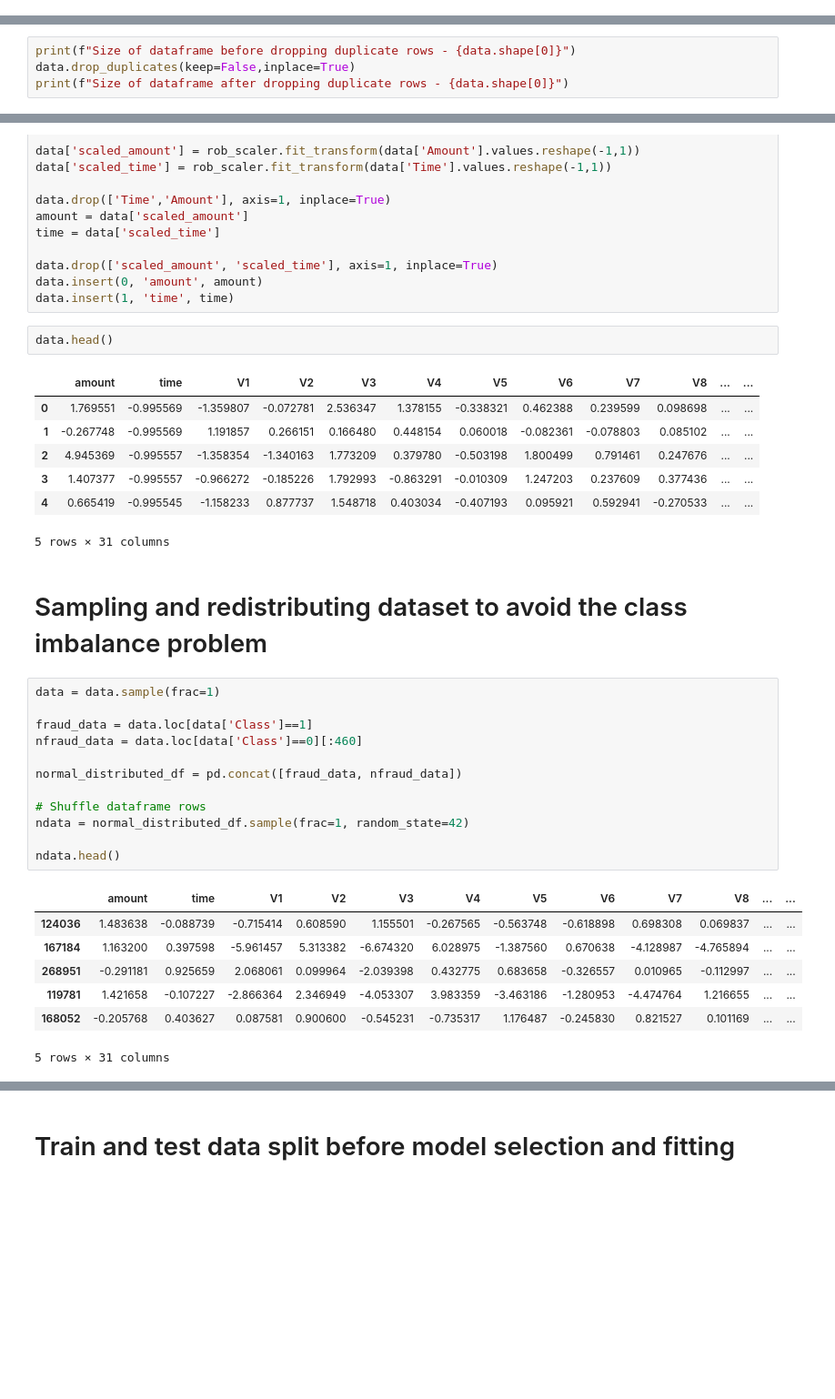
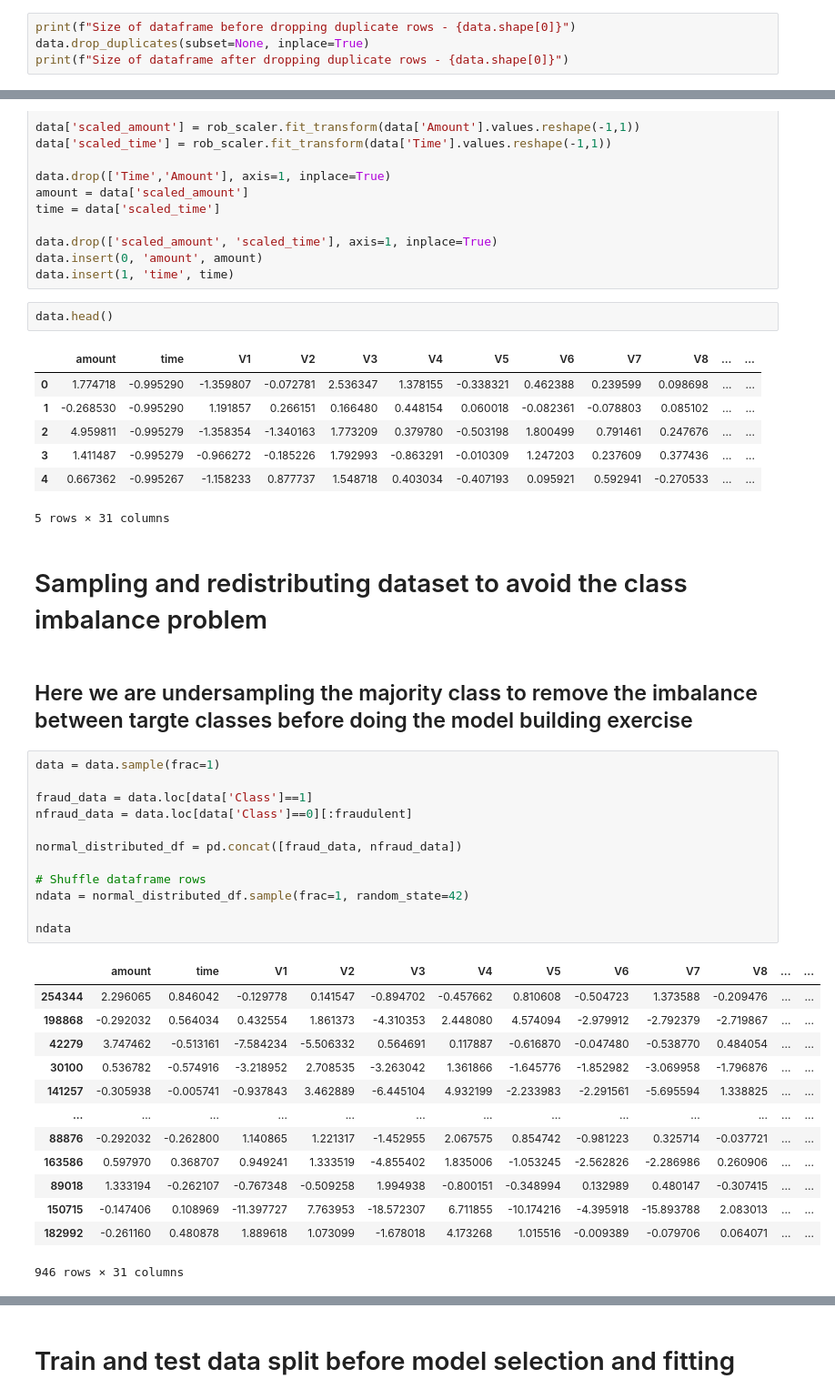
Before and after one commit to BITS-SECOND-SEM-ASSIGNMENT-GROUP-60/credit-fraud-detection, a Jupyter notebook: credit_card_fraud_detection.ipynb, the cells around one changed output, grey strips where cells are left out. Shown at 91% size. Cells and saved outputs as stored; diff of their text form; blank space fills up the shorter version.

```diff
--- a/credit_card_fraud_detection.ipynb
+++ b/credit_card_fraud_detection.ipynb
@@ -46,0 +95,4 @@ data.head()
+# %%
+print(f"Size of dataframe before dropping duplicate rows - {data.shape[0]}")
+data.drop_duplicates(subset=None, inplace=True)
+print(f"Size of dataframe after dropping duplicate rows - {data.shape[0]}")
@@ -85,4 +125,0 @@ data.loc[:, ['Time', 'Amount']].describe()
-# %%
-print(f"Size of dataframe before dropping duplicate rows - {data.shape[0]}")
-data.drop_duplicates(keep=False,inplace=True)
-print(f"Size of dataframe after dropping duplicate rows - {data.shape[0]}")
@@ -146,31 +189,39 @@ data.insert(1, 'time', time)
 data.head()
 # %% [output]
 |  | amount | time | V1 | V2 | V3 | V4 | V5 | V6 | V7 | V8 | ... | ... |
-| 0 | 1.769551 | -0.995569 | -1.359807 | -0.072781 | 2.536347 | 1.378155 | -0.338321 | 0.462388 | 0.239599 | 0.098698 | ... | ... |
-| 1 | -0.267748 | -0.995569 | 1.191857 | 0.266151 | 0.166480 | 0.448154 | 0.060018 | -0.082361 | -0.078803 | 0.085102 | ... | ... |
-| 2 | 4.945369 | -0.995557 | -1.358354 | -1.340163 | 1.773209 | 0.379780 | -0.503198 | 1.800499 | 0.791461 | 0.247676 | ... | ... |
-| 3 | 1.407377 | -0.995557 | -0.966272 | -0.185226 | 1.792993 | -0.863291 | -0.010309 | 1.247203 | 0.237609 | 0.377436 | ... | ... |
-| 4 | 0.665419 | -0.995545 | -1.158233 | 0.877737 | 1.548718 | 0.403034 | -0.407193 | 0.095921 | 0.592941 | -0.270533 | ... | ... |
+| 0 | 1.774718 | -0.995290 | -1.359807 | -0.072781 | 2.536347 | 1.378155 | -0.338321 | 0.462388 | 0.239599 | 0.098698 | ... | ... |
+| 1 | -0.268530 | -0.995290 | 1.191857 | 0.266151 | 0.166480 | 0.448154 | 0.060018 | -0.082361 | -0.078803 | 0.085102 | ... | ... |
+| 2 | 4.959811 | -0.995279 | -1.358354 | -1.340163 | 1.773209 | 0.379780 | -0.503198 | 1.800499 | 0.791461 | 0.247676 | ... | ... |
+| 3 | 1.411487 | -0.995279 | -0.966272 | -0.185226 | 1.792993 | -0.863291 | -0.010309 | 1.247203 | 0.237609 | 0.377436 | ... | ... |
+| 4 | 0.667362 | -0.995267 | -1.158233 | 0.877737 | 1.548718 | 0.403034 | -0.407193 | 0.095921 | 0.592941 | -0.270533 | ... | ... |
 5 rows × 31 columns
 # %% [markdown]
 # Sampling and redistributing dataset to avoid the class imbalance problem
+# %% [markdown]
+## Here we are undersampling the majority class to remove the imbalance between targte classes before doing the model building exercise
 # %%
 data = data.sample(frac=1)
 
 fraud_data = data.loc[data['Class']==1]
-nfraud_data = data.loc[data['Class']==0][:460]
+nfraud_data = data.loc[data['Class']==0][:fraudulent]
 
 normal_distributed_df = pd.concat([fraud_data, nfraud_data])
 
 # Shuffle dataframe rows
 ndata = normal_distributed_df.sample(frac=1, random_state=42)
 
-ndata.head()
+ndata
 # %% [output]
 |  | amount | time | V1 | V2 | V3 | V4 | V5 | V6 | V7 | V8 | ... | ... |
-| 124036 | 1.483638 | -0.088739 | -0.715414 | 0.608590 | 1.155501 | -0.267565 | -0.563748 | -0.618898 | 0.698308 | 0.069837 | ... | ... |
-| 167184 | 1.163200 | 0.397598 | -5.961457 | 5.313382 | -6.674320 | 6.028975 | -1.387560 | 0.670638 | -4.128987 | -4.765894 | ... | ... |
-| 268951 | -0.291181 | 0.925659 | 2.068061 | 0.099964 | -2.039398 | 0.432775 | 0.683658 | -0.326557 | 0.010965 | -0.112997 | ... | ... |
-| 119781 | 1.421658 | -0.107227 | -2.866364 | 2.346949 | -4.053307 | 3.983359 | -3.463186 | -1.280953 | -4.474764 | 1.216655 | ... | ... |
-| 168052 | -0.205768 | 0.403627 | 0.087581 | 0.900600 | -0.545231 | -0.735317 | 1.176487 | -0.245830 | 0.821527 | 0.101169 | ... | ... |
+| 254344 | 2.296065 | 0.846042 | -0.129778 | 0.141547 | -0.894702 | -0.457662 | 0.810608 | -0.504723 | 1.373588 | -0.209476 | ... | ... |
+| 198868 | -0.292032 | 0.564034 | 0.432554 | 1.861373 | -4.310353 | 2.448080 | 4.574094 | -2.979912 | -2.792379 | -2.719867 | ... | ... |
+| 42279 | 3.747462 | -0.513161 | -7.584234 | -5.506332 | 0.564691 | 0.117887 | -0.616870 | -0.047480 | -0.538770 | 0.484054 | ... | ... |
+| 30100 | 0.536782 | -0.574916 | -3.218952 | 2.708535 | -3.263042 | 1.361866 | -1.645776 | -1.852982 | -3.069958 | -1.796876 | ... | ... |
+| 141257 | -0.305938 | -0.005741 | -0.937843 | 3.462889 | -6.445104 | 4.932199 | -2.233983 | -2.291561 | -5.695594 | 1.338825 | ... | ... |
+| ... | ... | ... | ... | ... | ... | ... | ... | ... | ... | ... | ... | ... |
+| 88876 | -0.292032 | -0.262800 | 1.140865 | 1.221317 | -1.452955 | 2.067575 | 0.854742 | -0.981223 | 0.325714 | -0.037721 | ... | ... |
+| 163586 | 0.597970 | 0.368707 | 0.949241 | 1.333519 | -4.855402 | 1.835006 | -1.053245 | -2.562826 | -2.286986 | 0.260906 | ... | ... |
+| 89018 | 1.333194 | -0.262107 | -0.767348 | -0.509258 | 1.994938 | -0.800151 | -0.348994 | 0.132989 | 0.480147 | -0.307415 | ... | ... |
+| 150715 | -0.147406 | 0.108969 | -11.397727 | 7.763953 | -18.572307 | 6.711855 | -10.174216 | -4.395918 | -15.893788 | 2.083013 | ... | ... |
+| 182992 | -0.261160 | 0.480878 | 1.889618 | 1.073099 | -1.678018 | 4.173268 | 1.015516 | -0.009389 | -0.079706 | 0.064071 | ... | ... |
-5 rows × 31 columns
+946 rows × 31 columns
```
Also changed, not shown: parts of 36 cells of this notebook.
